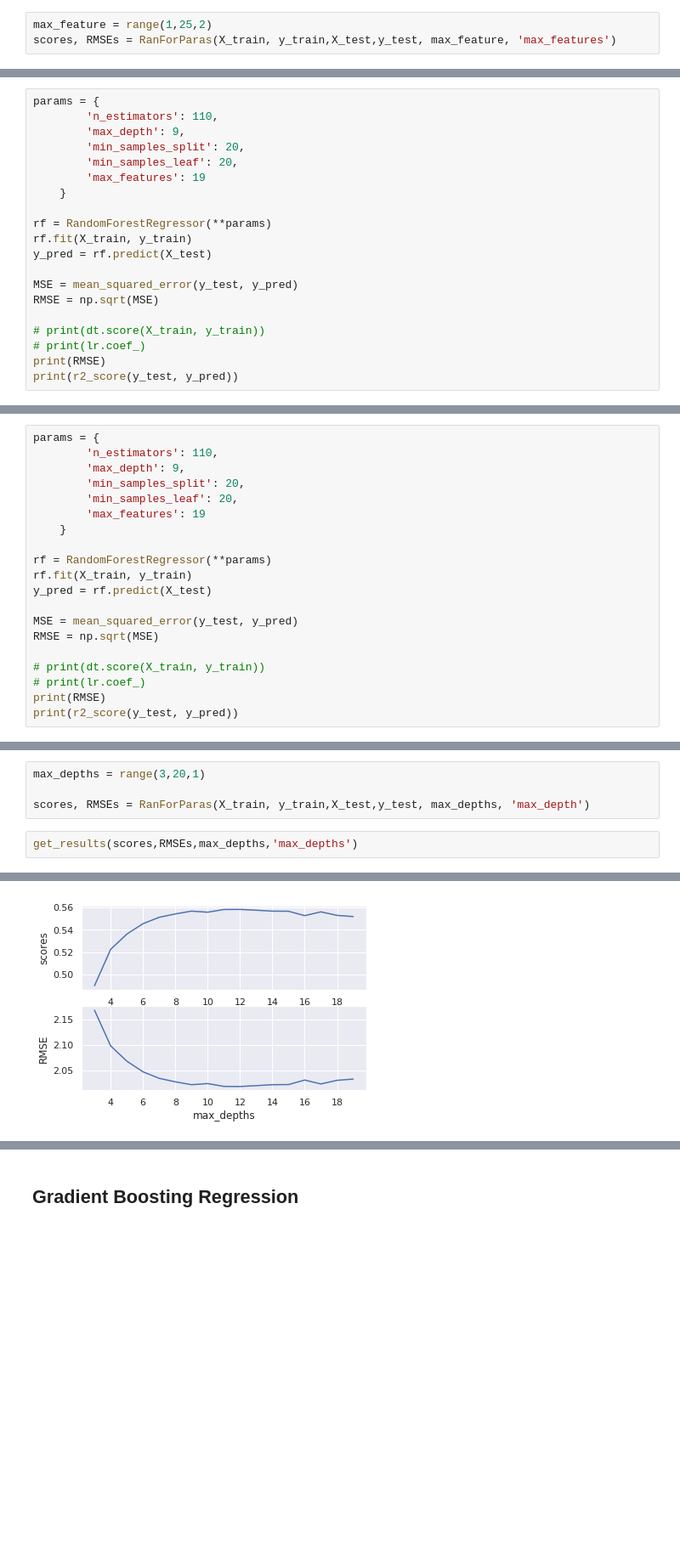
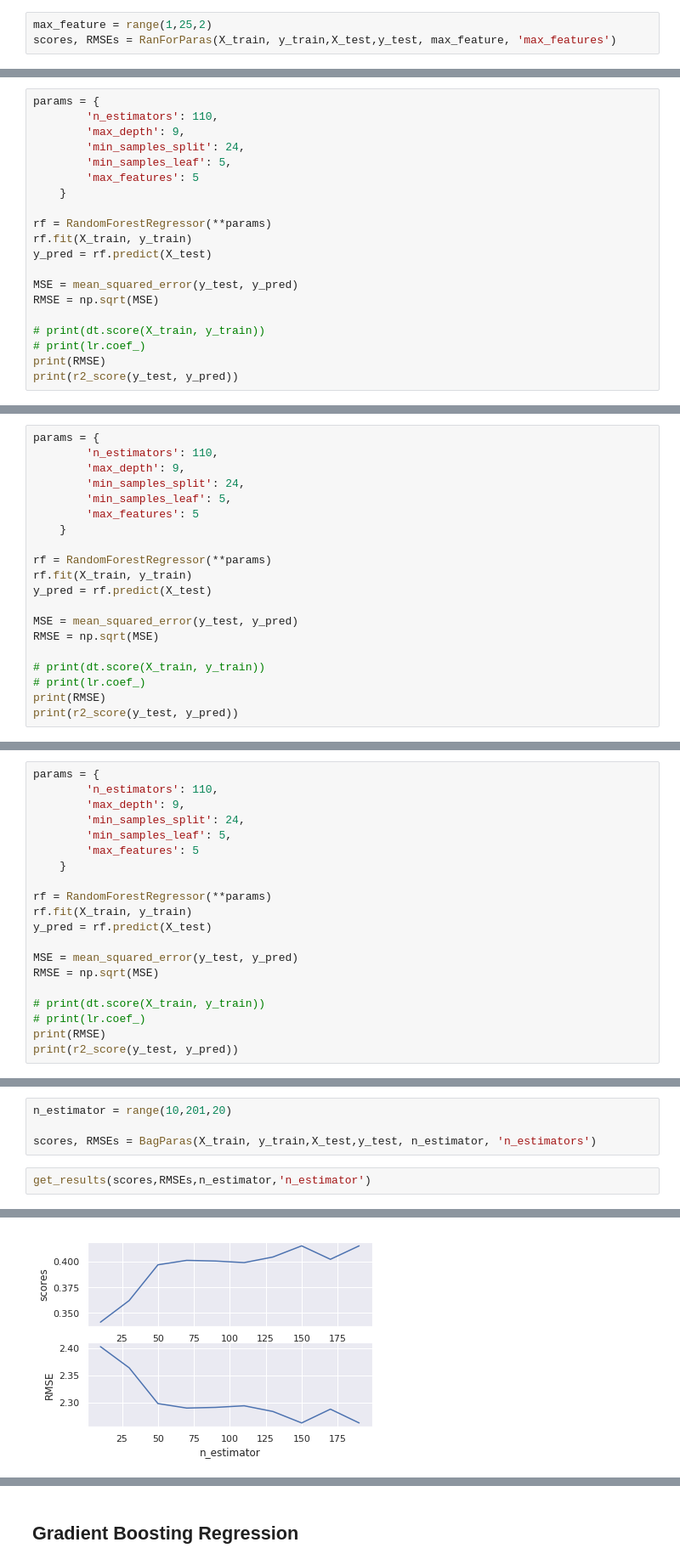
Before and after one commit to ovllya126/UTS_ML2019_ID13307095, a Jupyter notebook: A2.ipynb, the cells around one changed output, grey strips where cells are left out. Shown at 85% size. Drawn from its saved outputs; the diff is of its cells as text; blank space fills up the shorter version.

```diff
--- a/A2.ipynb
+++ b/A2.ipynb
@@ -1459,9 +639,9 @@ plot_score_rmse(max_feature, 'max_feature', scores, RMSEs)
 params = {
         'n_estimators': 110,
         'max_depth': 9,
-        'min_samples_split': 20,
-        'min_samples_leaf': 20,
-        'max_features': 19
+        'min_samples_split': 24,
+        'min_samples_leaf': 5,
+        'max_features': 5
     }
 
 rf = RandomForestRegressor(**params)
@@ -1482,9 +662,9 @@ print(r2_score(y_test, y_pred))
 params = {
         'n_estimators': 110,
         'max_depth': 9,
-        'min_samples_split': 20,
-        'min_samples_leaf': 20,
-        'max_features': 19
+        'min_samples_split': 24,
+        'min_samples_leaf': 5,
+        'max_features': 5
     }
 
 rf = RandomForestRegressor(**params)
@@ -1503,0 +684,20 @@ print(r2_score(y_test, y_pred))
+# %%
+params = {
+        'n_estimators': 110,
+        'max_depth': 9,
+        'min_samples_split': 24,
+        'min_samples_leaf': 5,
+        'max_features': 5
+    }
+
+rf = RandomForestRegressor(**params)
+rf.fit(X_train, y_train)
+y_pred = rf.predict(X_test)
+
+MSE = mean_squared_error(y_test, y_pred)
+RMSE = np.sqrt(MSE)
+
+# print(dt.score(X_train, y_train))
+# print(lr.coef_)
+print(RMSE)
+print(r2_score(y_test, y_pred))
@@ -1504,7 +709,7 @@ print(r2_score(y_test, y_pred))
 # %%
-max_depths = range(3,20,1)
+n_estimator = range(10,201,20)
 
-scores, RMSEs = RanForParas(X_train, y_train,X_test,y_test, max_depths, 'max_depth')
+scores, RMSEs = BagParas(X_train, y_train,X_test,y_test, n_estimator, 'n_estimators')
 # %%
-get_results(scores,RMSEs,max_depths,'max_depths')
+get_results(scores,RMSEs,n_estimator,'n_estimator')
 # %% [output]
@@ -1514 +719 @@ the best: 12
-[figure, old version]
+[figure, new version]
```
Also changed, not shown: parts of 92 cells of this notebook.
